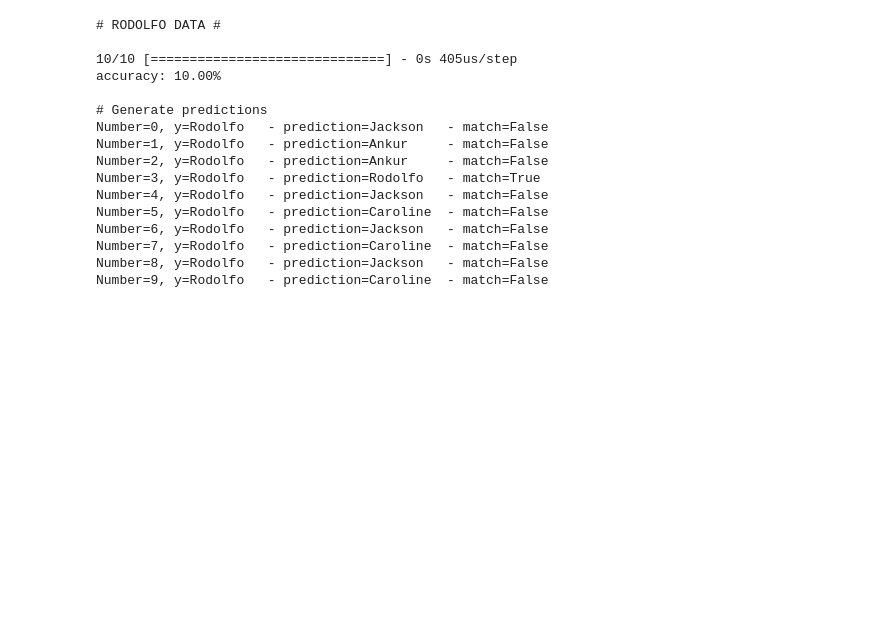
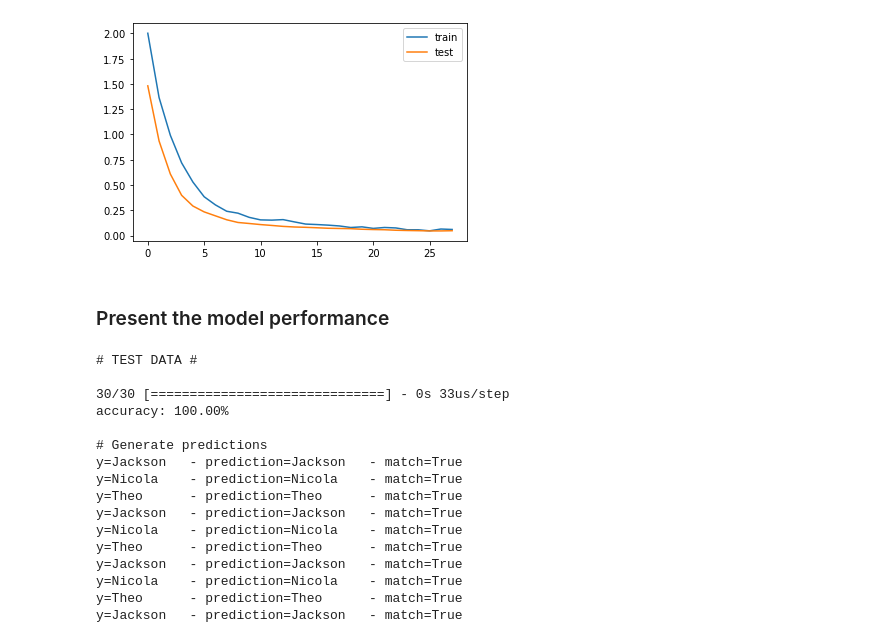
Before and after one commit to ravasconcelos/spoken-digits-recognition, a Jupyter notebook: src/speaker-recognition.ipynb, the cells around one changed output. Drawn from its saved outputs; the diff is of its cells as text; code cells hidden in the pictures; blank space fills up the shorter version.

```diff
--- a/src/speaker-recognition.ipynb
+++ b/src/speaker-recognition.ipynb
@@ -300,0 +434,33 @@ y=Theo      - prediction=Theo      - match=True
+# %%
+#Creating a Model
+from keras import models
+from keras import layers
+import keras
+
+# model 1
+model = models.Sequential()
+model.add(layers.Dense(256, activation='relu', input_shape=(X_train.shape[1],)))
+model.add(layers.Dropout(0.5))
+model.add(layers.Dense(128, activation='relu'))
+model.add(layers.Dropout(0.5))
+model.add(layers.Dense(64, activation='relu'))
+model.add(layers.Dropout(0.5))
+model.add(layers.Dense(10, activation='softmax'))
+
+# Learning Process of a model
+model.compile(optimizer='adam',
+              loss='sparse_categorical_crossentropy',
+              metrics=['accuracy'])
+
+# simple early stopping
+from keras.callbacks import EarlyStopping
+
+es = EarlyStopping(monitor='val_loss', mode='min', verbose=1)
+
+#Train with early stopping to avoid overfitting
+history = model.fit(X_train,
+                    y_train,
+                    validation_data=(X_val, y_val),
+                    epochs=50,
+                    batch_size=128,
+                    callbacks=[es])
@@ -301,25 +485,36 @@ y=Theo      - prediction=Theo      - match=True
+# %%
+# plot training history
+from matplotlib import pyplot
+pyplot.plot(history.history['loss'], label='train')
+pyplot.plot(history.history['val_loss'], label='test')
+pyplot.legend()
+pyplot.show()
+# %% [output]
+[figure, added]
+# %% [markdown]
+### Present the model performance
 # %%
-print('\n# RODOLFO DATA #\n')
-score = model.evaluate(X_rodolfo, y_rodolfo)
+print('\n# TEST DATA #\n')
+score = model.evaluate(X_test, y_test)
 print("%s: %.2f%%" % (model.metrics_names[1], score[1]*100))
 
 # Prediction
-printPrediction(X_rodolfo, y_rodolfo, True)
+printPrediction(X_test[0:10], y_test[0:10], False)
 # %% [output]
-# RODOLFO DATA #
+# TEST DATA #
 
-10/10 [==============================] - 0s 405us/step
-accuracy: 10.00%
+30/30 [==============================] - 0s 33us/step
+accuracy: 100.00%
 
 # Generate predictions
-Number=0, y=Rodolfo   - prediction=Jackson   - match=False
-Number=1, y=Rodolfo   - prediction=Ankur     - match=False
-Number=2, y=Rodolfo   - prediction=Ankur     - match=False
-Number=3, y=Rodolfo   - prediction=Rodolfo   - match=True
-Number=4, y=Rodolfo   - prediction=Jackson   - match=False
-Number=5, y=Rodolfo   - prediction=Caroline  - match=False
-Number=6, y=Rodolfo   - prediction=Jackson   - match=False
-Number=7, y=Rodolfo   - prediction=Caroline  - match=False
-Number=8, y=Rodolfo   - prediction=Jackson   - match=False
-Number=9, y=Rodolfo   - prediction=Caroline  - match=False
+y=Jackson   - prediction=Jackson   - match=True
+y=Nicola    - prediction=Nicola    - match=True
+y=Theo      - prediction=Theo      - match=True
+y=Jackson   - prediction=Jackson   - match=True
+y=Nicola    - prediction=Nicola    - match=True
+y=Theo      - prediction=Theo      - match=True
+y=Jackson   - prediction=Jackson   - match=True
+y=Nicola    - prediction=Nicola    - match=True
+y=Theo      - prediction=Theo      - match=True
+y=Jackson   - prediction=Jackson   - match=True
 # %%
```
Also changed, not shown: parts of 30 cells of this notebook, 2 other files.
